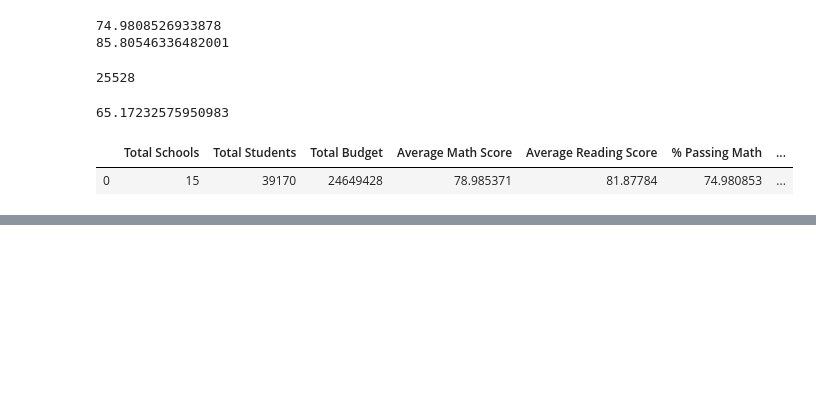
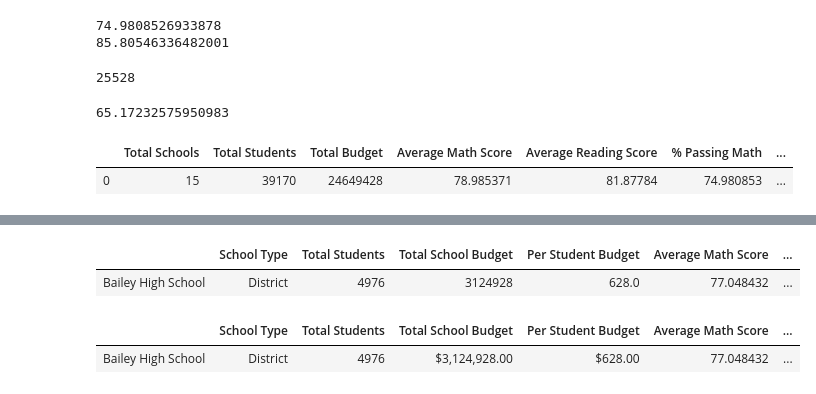
Before and after one commit to elizabethhwhitford/School_District_Analysis, a Jupyter notebook: PyCitySchools.ipynb, the cells around one changed output, grey strips where cells are left out. Cells and saved outputs as stored; diff of their text form; code cells hidden in the pictures; blank space fills up the shorter version.

```diff
--- a/PyCitySchools.ipynb
+++ b/PyCitySchools.ipynb
@@ -247,0 +372,3 @@ passing_math_percentage(passing_math_count, total_student_count)
+# %%
+per_school_passing_reading = passing_reading.groupby(["school_name"]).count()["student_name"]
+per_school_passing_reading
@@ -247,0 +444,3 @@ passing_math_percentage(passing_math_count, total_student_count)
+# %%
+per_passing_math_reading = per_passing_math_reading.groupby(["school_name"]).count()["student_name"]
+per_passing_math_reading
@@ -247,0 +465,3 @@ passing_math_percentage(passing_math_count, total_student_count)
+# %%
+per_overall_pass_percentage = per_passing_math_reading / per_school_counts *100
+per_overall_pass_percentage
@@ -247,0 +485,23 @@ passing_math_percentage(passing_math_count, total_student_count)
+# %%
+per_school_summary_df = pd.DataFrame({
+             "School Type": per_school_type,
+             "Total Students": per_school_counts,
+             "Total School Budget": per_school_budget,
+             "Per Student Budget": per_school_capita,
+             "Average Math Score": per_school_math,
+           "Average Reading Score": per_school_reading,
+           "% Passing Math": per_school_passing_math,
+           "% Passing Reading": per_school_passing_reading,
+           "% Overall Passing": per_overall_pass_percentage})
+per_school_summary_df.head(1)
+# %% [output]
+|  | School Type | Total Students | Total School Budget | Per Student Budget | Average Math Score | ... |
+| Bailey High School | District | 4976 | 3124928 | 628.0 | 77.048432 | ... |
+# %%
+per_school_summary_df["Total School Budget"] = per_school_summary_df["Total School Budget"].map("${:,.2f}".format)
+
+per_school_summary_df["Per Student Budget"] = per_school_summary_df["Per Student Budget"].map("${:,.2f}".format)
+per_school_summary_df.head(1)
+# %% [output]
+|  | School Type | Total Students | Total School Budget | Per Student Budget | Average Math Score | ... |
+| Bailey High School | District | 4976 | $3,124,928.00 | $628.00 | 77.048432 | ... |
```
Also changed, not shown: parts of 19 cells of this notebook.
